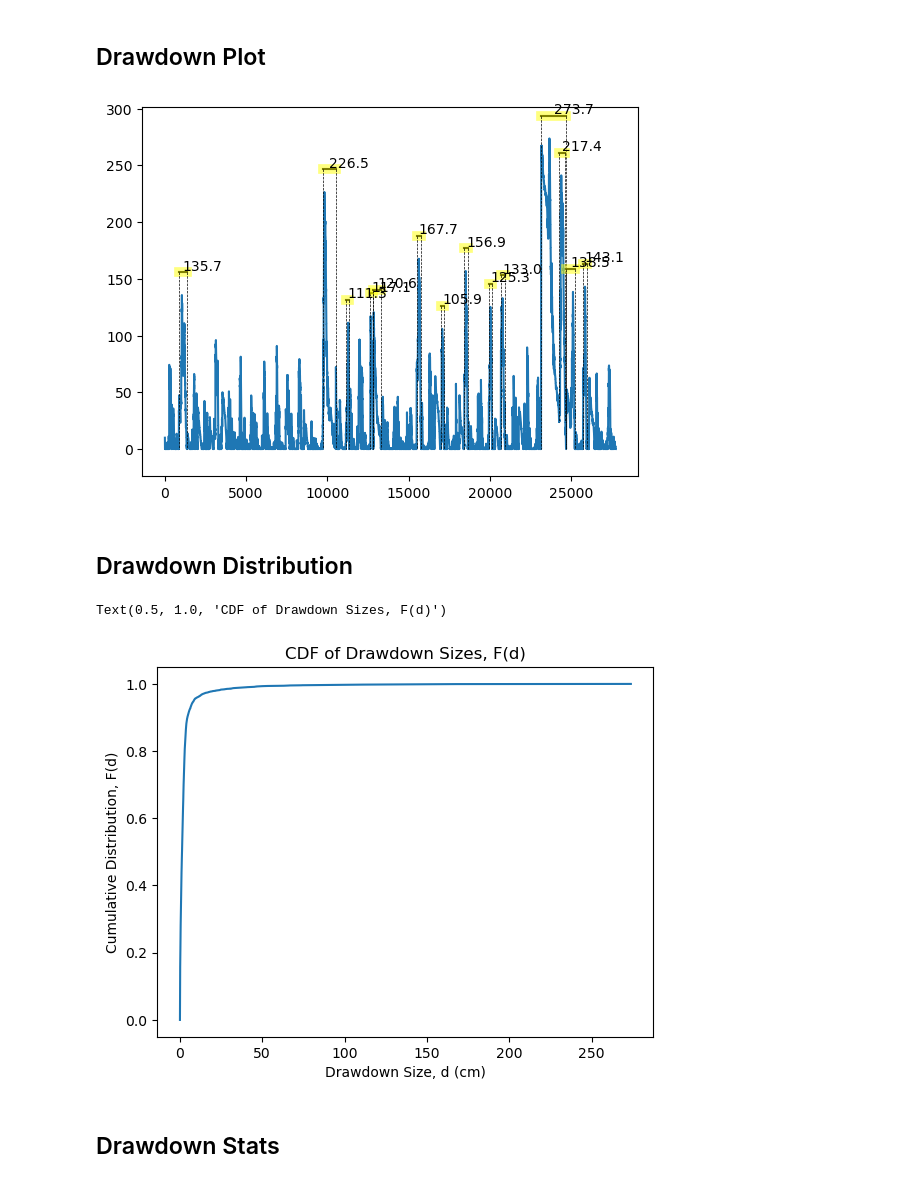
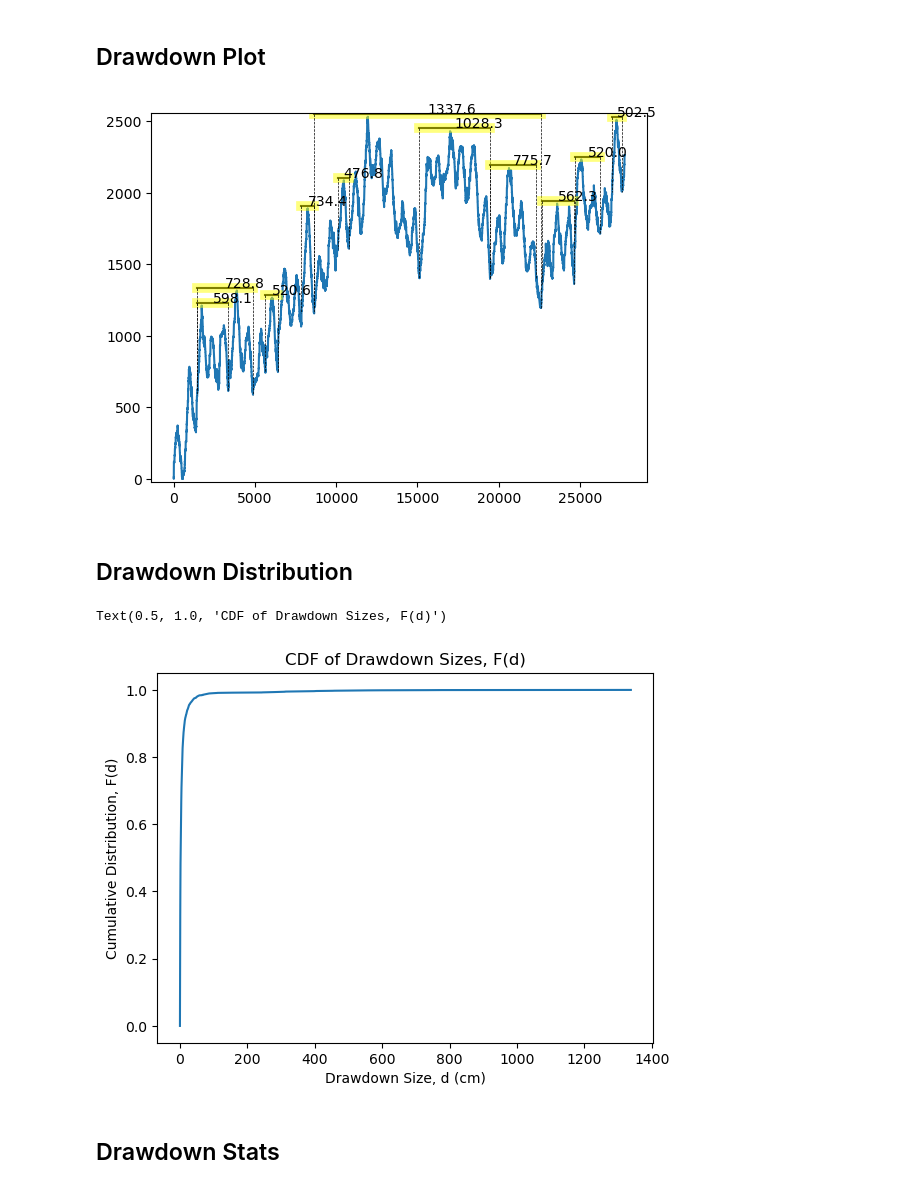
Before and after one commit to ecohydro/drawdowns, a Jupyter notebook: Readme.ipynb, the cells around one changed output. Cells and saved outputs as stored; diff of their text form; code cells hidden in the pictures.

```diff
--- a/Readme.ipynb
+++ b/Readme.ipynb
@@ -4,6 +4,6 @@
 Find the locations, magnitude, and duration of drawdown events in a time series of Plant Available Water Storage.
 # %%
 from Drawdown import Drawdown, cum_dist
-file = 'BoulderS.csv'
+file = 'CalhounS.csv'
 drawdown = Drawdown(filename=file, find_drawdowns=True, debug=False)
 # %% [output]
@@ -14,11 +14,11 @@ drawdown = Drawdown(filename=file, find_drawdowns=True, debug=False)
 ## Drawdown Plot
 # %%
 drawdown.plot(
-    threshold=100,
+    threshold=470,
     show_up_locs=False,show_down_locs=False,
     offset=20)
 # %% [output]
-[figure, old version]
+[figure, new version]
 # %% [markdown]
 ## Drawdown Distribution
 # %%
@@ -30,7 +30,7 @@ plot.ylabel('Cumulative Distribution, F(d)')
 plot.title('CDF of Drawdown Sizes, F(d)')
 # %% [output]
 Text(0.5, 1.0, 'CDF of Drawdown Sizes, F(d)')
-[figure, old version]
+[figure, new version]
 # %% [markdown]
 ## Drawdown Stats
 # %%
```
Also changed, not shown: parts of 9 cells of this notebook, 4 other files.
